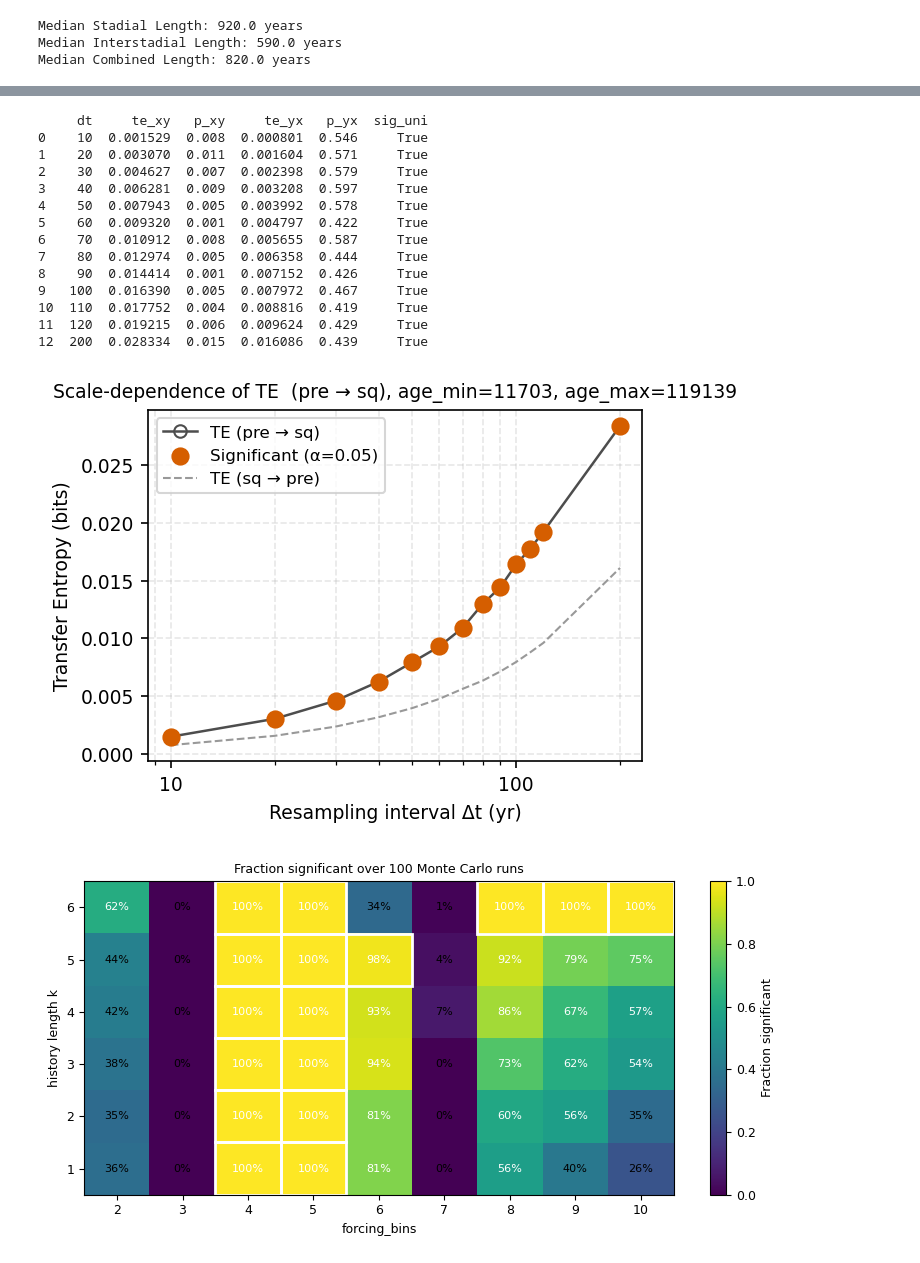
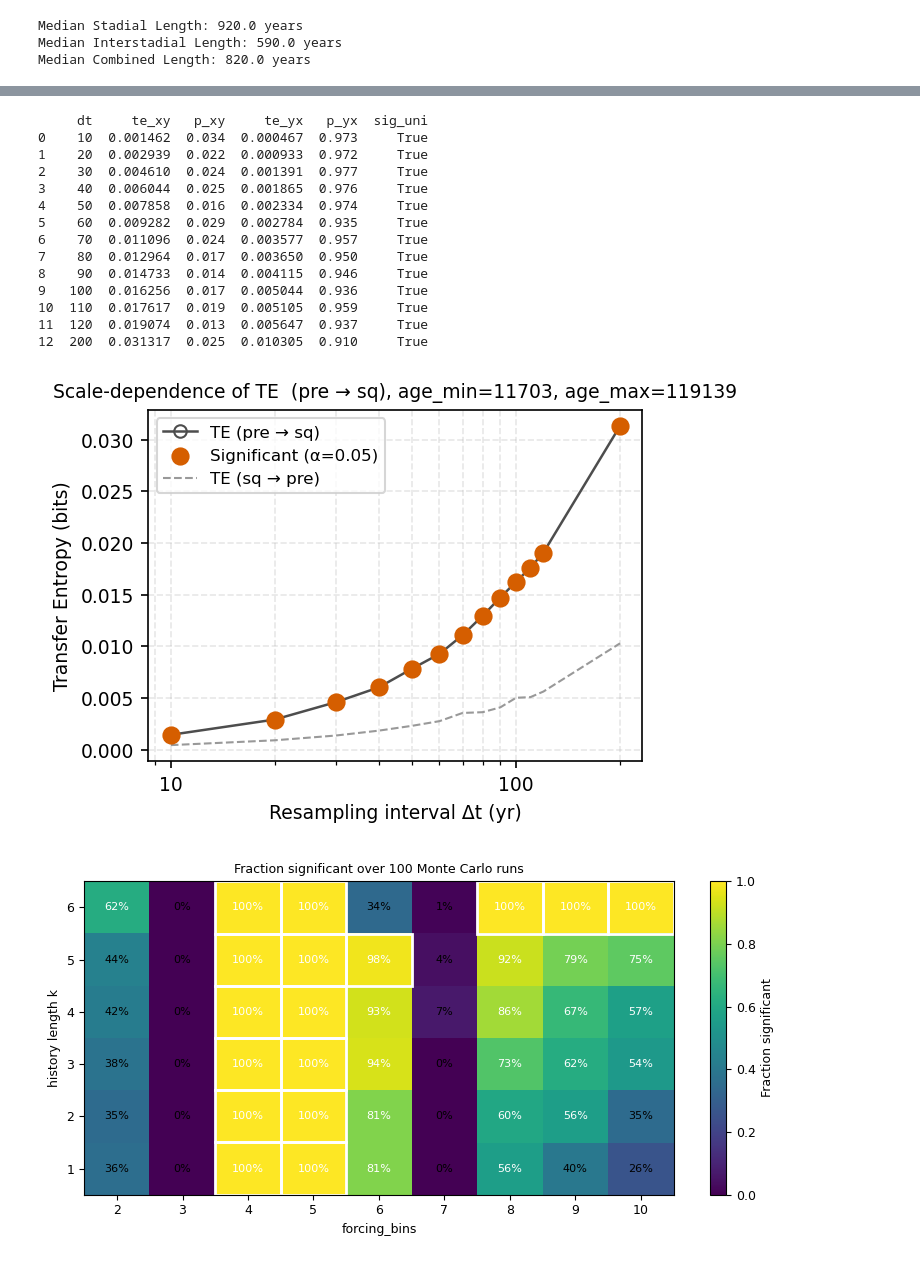
Before and after one commit to Peisong-Zheng/bipolar_seesaw_CCM, a Jupyter notebook: TE_NGRIP.ipynb, the cells around one changed output, grey strips where cells are left out. Drawn from its saved outputs; the diff is of its cells as text; code cells hidden in the pictures.

```diff
--- a/TE_NGRIP.ipynb
+++ b/TE_NGRIP.ipynb
@@ -158,39 +158,39 @@ False
 # %%
 from toolbox import sq_ana as sa
 import importlib
 importlib.reload(sa)
 
 
 dt_steps = [10, 20, 30, 40, 50, 60, 70, 80, 90, 100,110,120, 200]          # yr
 
 # run the scan
 te_df, (fig, ax) = sa.te_vs_dt_scan(
     df_sq.copy(),                 # your raw sq-series
     dt_steps,
     forcing = 'pre',
-    forcing_bins=5, sq_bins=2,
+    forcing_bins=6, sq_bins=2,
     n_surr=1000, alpha=0.05,
     sq_method='hist',            # or 'quantile', 'kmeans'
     dpi=150)
 
 # te_df now holds the numbers:
 print(te_df)
 # %% [output]
      dt     te_xy   p_xy     te_yx   p_yx  sig_uni
-0    10  0.001529  0.008  0.000801  0.546     True
-1    20  0.003070  0.011  0.001604  0.571     True
-2    30  0.004627  0.007  0.002398  0.579     True
-3    40  0.006281  0.009  0.003208  0.597     True
-4    50  0.007943  0.005  0.003992  0.578     True
-5    60  0.009320  0.001  0.004797  0.422     True
-6    70  0.010912  0.008  0.005655  0.587     True
-7    80  0.012974  0.005  0.006358  0.444     True
-8    90  0.014414  0.001  0.007152  0.426     True
-9   100  0.016390  0.005  0.007972  0.467     True
-10  110  0.017752  0.004  0.008816  0.419     True
-11  120  0.019215  0.006  0.009624  0.429     True
-12  200  0.028334  0.015  0.016086  0.439     True
+0    10  0.001462  0.034  0.000467  0.973     True
+1    20  0.002939  0.022  0.000933  0.972     True
+2    30  0.004610  0.024  0.001391  0.977     True
+3    40  0.006044  0.025  0.001865  0.976     True
+4    50  0.007858  0.016  0.002334  0.974     True
+5    60  0.009282  0.029  0.002784  0.935     True
+6    70  0.011096  0.024  0.003577  0.957     True
+7    80  0.012964  0.017  0.003650  0.950     True
+8    90  0.014733  0.014  0.004115  0.946     True
+9   100  0.016256  0.017  0.005044  0.936     True
+10  110  0.017617  0.019  0.005105  0.959     True
+11  120  0.019074  0.013  0.005647  0.937     True
+12  200  0.031317  0.025  0.010305  0.910     True
-[figure, old version]
+[figure, new version]
 # %%
 from toolbox import sq_ana as sa
 import importlib
```
Also changed, not shown: parts of 3 cells of this notebook, 1 other file.
